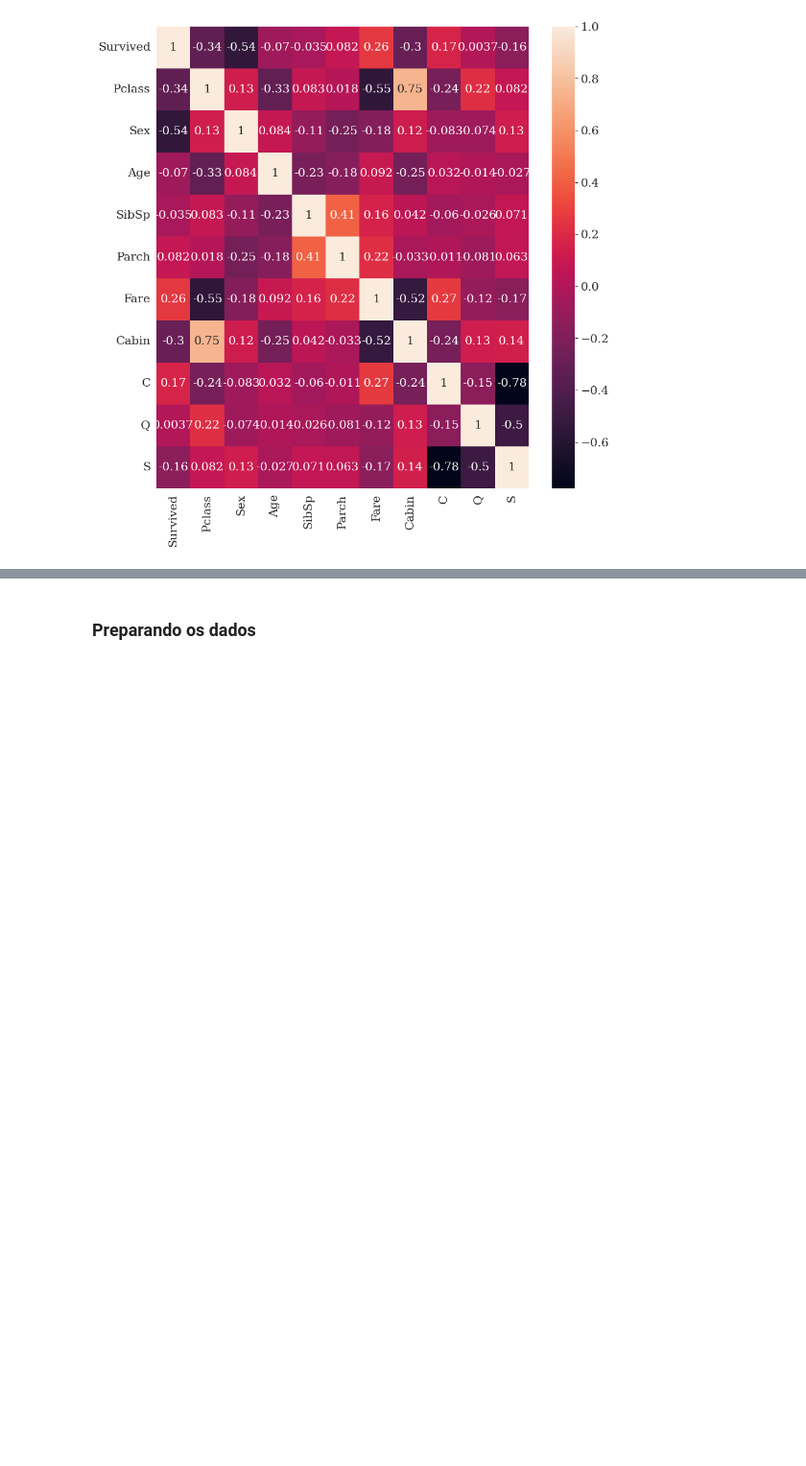
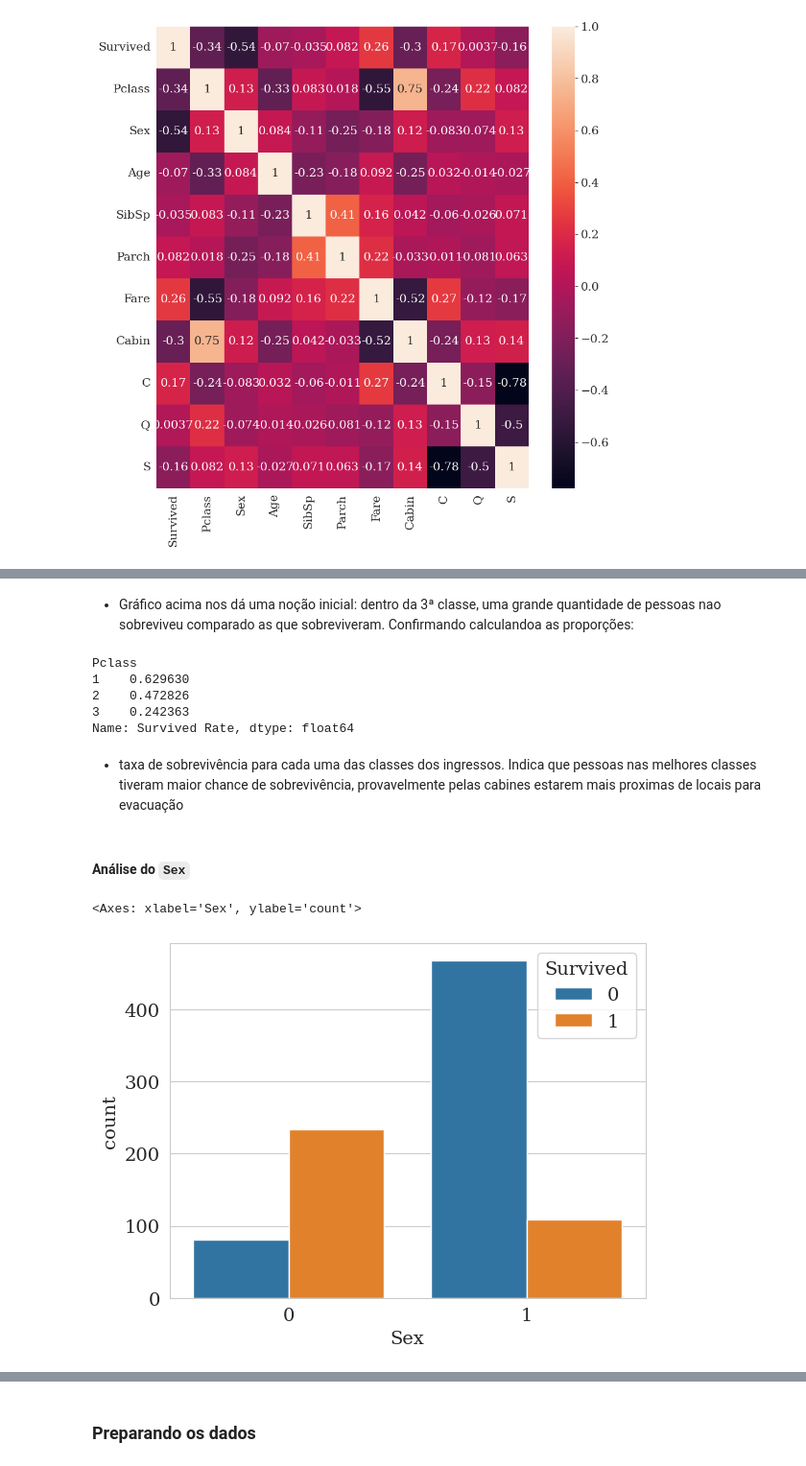
Before and after one commit to ricardo-ervilha/estudos, a Jupyter notebook: data_analysis_update/titanic/notebook_v1.ipynb, the cells around one changed output, grey strips where cells are left out. Shown at 96% size. Saved outputs shown, nothing was run; the diff lists cells and outputs as text; code cells hidden in the pictures; blank space fills up the shorter version.

```diff
--- a/data_analysis_update/titanic/notebook_v1.ipynb
+++ b/data_analysis_update/titanic/notebook_v1.ipynb
@@ -347,0 +360,22 @@ axs = sns.heatmap(titanicdf.corr(), annot=True)
+# %% [markdown]
+* Gráfico acima nos dá uma noção inicial: dentro da 3ª classe, uma grande quantidade de pessoas nao sobreviveu comparado as que sobreviveram. Confirmando calculandoa as proporções:
+# %%
+survived_rate = titanicdf.groupby(by='Pclass').sum()['Survived'] / titanicdf['Pclass'].value_counts()
+survived_rate.name = "Survived Rate"
+survived_rate
+# %% [output]
+Pclass
+1    0.629630
+2    0.472826
+3    0.242363
+Name: Survived Rate, dtype: float64
+# %% [markdown]
+* taxa de sobrevivência para cada uma das classes dos ingressos. Indica que pessoas nas melhores classes tiveram maior chance de sobrevivência, provavelmente pelas cabines estarem mais proximas de locais para evacuação
+# %% [markdown]
+#### Análise do `Sex`
+# %%
+# 1 é masculino
+sns.countplot(data=titanicdf, x='Sex', hue='Survived')
+# %% [output]
+<Axes: xlabel='Sex', ylabel='count'>
+[figure, added]
```
Also changed, not shown: parts of 20 cells of this notebook, 1 other file.
